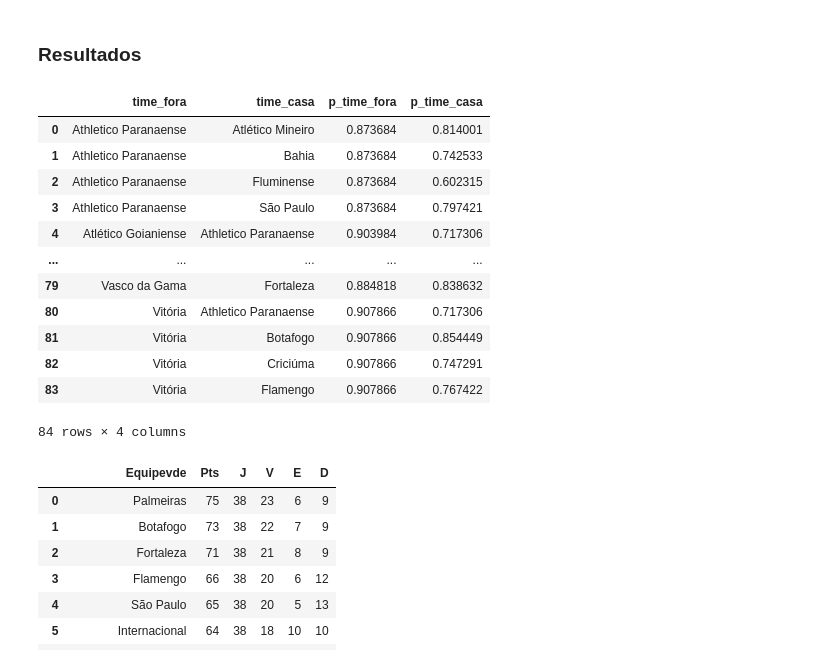
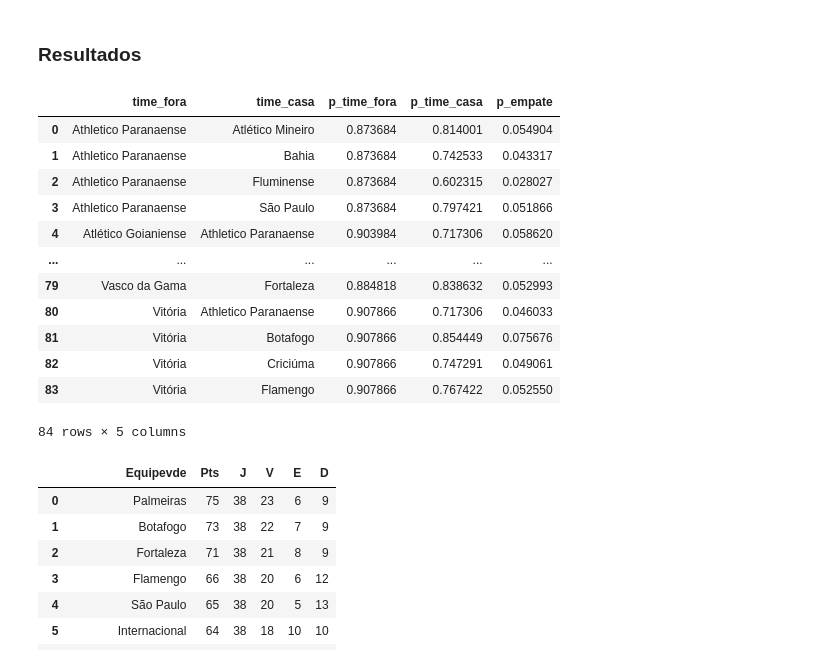
Before and after one commit to Viniciussantanaz/Previsao-Campeonato-Brasileiro-de-Futebol, a Jupyter notebook: previsao_campeonato.ipynb, the cells around one changed output. Saved outputs shown, nothing was run; the diff lists cells and outputs as text; code cells hidden in the pictures.

```diff
--- a/previsao_campeonato.ipynb
+++ b/previsao_campeonato.ipynb
@@ -272,6 +272,7 @@ tabela_medias #Tabela com as médias das métricas.
 # %%
 P_time_casa = []
 P_time_fora = []
+P_empate = []
 for time in jogos_faltantes.index:
     time_casa = jogos_faltantes.iloc[time,1]
     time_fora = jogos_faltantes.iloc[time,0]
@@ -291,7 +292,7 @@ for time in jogos_faltantes.index:
         probabilidade_time_casa = 0.99 # Confronto Fortaleza X Vasco, Vasco teve probabilidade de mais 100% de marcar gol em todas as chances.
                                        # para resolver coloquei 99% de chance de vitória para evitar Erro.
     else:
-         probabilidade_time_casa = sum(binom.pmf(k,n,p))
+         probabilidade_time_casa = (binom.pmf(k,n,p))
 
 
 
@@ -306,12 +307,13 @@ for time in jogos_faltantes.index:
     p = (finalizacao_certa_time_fora / finalizacao_time_fora) * (gols_sofrido_time_casa / finalizacao_cedida_time_casa)
     k = np.arange(1,7)
 
-    probabilidade_time_fora = sum(binom.pmf(k,n,p))
+    probabilidade_time_fora = binom.pmf(k,n,p)
 
-    probalidade_empate = 1 - (probabilidade_time_casa + probabilidade_time_fora)
+    #Probabilidade de empate
+    probalidade_empate = sum([probabilidade_time_fora[p] *  probabilidade_time_casa[p] for p in range(6)])
 
     # Condições
-    if (probalidade_empate > probabilidade_time_casa and probalidade_empate > probabilidade_time_fora) or (probabilidade_time_fora == probabilidade_time_casa):
+    if (probalidade_empate > sum(probabilidade_time_casa) and probalidade_empate > sum(probabilidade_time_fora)) or (sum(probabilidade_time_fora) == sum(probabilidade_time_casa)):
         tabela_campeonato.loc[tabela_campeonato.Equipevde == time_casa, 'Pts'] += 1
         tabela_campeonato.loc[tabela_campeonato.Equipevde == time_fora, 'Pts'] += 1
         tabela_campeonato.loc[tabela_campeonato.Equipevde == time_casa, 'E'] += 1
@@ -321,7 +323,7 @@ for time in jogos_faltantes.index:
 
 
 
-    elif probabilidade_time_casa > probabilidade_time_fora:
+    elif sum(probabilidade_time_casa) > sum(probabilidade_time_fora):
          tabela_campeonato.loc[tabela_campeonato.Equipevde == time_casa, 'Pts'] += 3
          tabela_campeonato.loc[tabela_campeonato.Equipevde == time_casa, 'V'] += 1
          tabela_campeonato.loc[tabela_campeonato.Equipevde == time_fora, 'D'] += 1
@@ -336,27 +338,28 @@ for time in jogos_faltantes.index:
          tabela_campeonato.loc[tabela_campeonato.Equipevde == time_casa, 'J'] += 1
          tabela_campeonato.loc[tabela_campeonato.Equipevde == time_fora, 'J'] += 1
 
-    P_time_casa.append(probabilidade_time_casa)
-    P_time_fora.append(probabilidade_time_fora)
+    P_time_casa.append(sum(probabilidade_time_casa))
+    P_time_fora.append(sum(probabilidade_time_fora))
+    P_empate.append(probalidade_empate)
 # %% [markdown]
 ### Resultados
 # %%
-jogos_faltantes = jogos_faltantes.assign(p_time_fora=P_time_fora, p_time_casa=P_time_casa)
+jogos_faltantes = jogos_faltantes.assign(p_time_fora=P_time_fora, p_time_casa=P_time_casa, p_empate=P_empate )
 jogos_faltantes
 # %% [output]
-|  | time_fora | time_casa | p_time_fora | p_time_casa |
-| 0 | Athletico Paranaense | Atlético Mineiro | 0.873684 | 0.814001 |
-| 1 | Athletico Paranaense | Bahia | 0.873684 | 0.742533 |
-| 2 | Athletico Paranaense | Fluminense | 0.873684 | 0.602315 |
-| 3 | Athletico Paranaense | São Paulo | 0.873684 | 0.797421 |
-| 4 | Atlético Goianiense | Athletico Paranaense | 0.903984 | 0.717306 |
-| ... | ... | ... | ... | ... |
-| 79 | Vasco da Gama | Fortaleza | 0.884818 | 0.838632 |
-| 80 | Vitória | Athletico Paranaense | 0.907866 | 0.717306 |
-| 81 | Vitória | Botafogo | 0.907866 | 0.854449 |
-| 82 | Vitória | Criciúma | 0.907866 | 0.747291 |
-| 83 | Vitória | Flamengo | 0.907866 | 0.767422 |
+|  | time_fora | time_casa | p_time_fora | p_time_casa | p_empate |
+| 0 | Athletico Paranaense | Atlético Mineiro | 0.873684 | 0.814001 | 0.054904 |
+| 1 | Athletico Paranaense | Bahia | 0.873684 | 0.742533 | 0.043317 |
+| 2 | Athletico Paranaense | Fluminense | 0.873684 | 0.602315 | 0.028027 |
+| 3 | Athletico Paranaense | São Paulo | 0.873684 | 0.797421 | 0.051866 |
+| 4 | Atlético Goianiense | Athletico Paranaense | 0.903984 | 0.717306 | 0.058620 |
+| ... | ... | ... | ... | ... | ... |
+| 79 | Vasco da Gama | Fortaleza | 0.884818 | 0.838632 | 0.052993 |
+| 80 | Vitória | Athletico Paranaense | 0.907866 | 0.717306 | 0.046033 |
+| 81 | Vitória | Botafogo | 0.907866 | 0.854449 | 0.075676 |
+| 82 | Vitória | Criciúma | 0.907866 | 0.747291 | 0.049061 |
+| 83 | Vitória | Flamengo | 0.907866 | 0.767422 | 0.052550 |
-84 rows × 4 columns
+84 rows × 5 columns
 # %%
 tabela_campeonato[tabela_campeonato.columns[:7]].sort_values(by='Pts', ascending=False).drop(columns='Pos').reset_index(drop=True)
 # %% [output]
```
